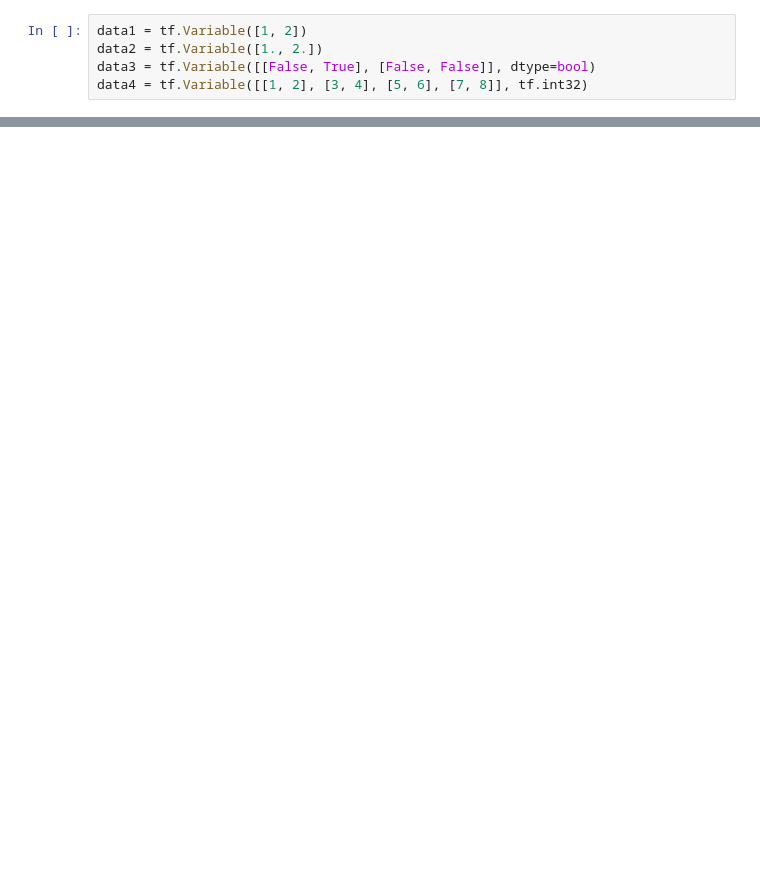
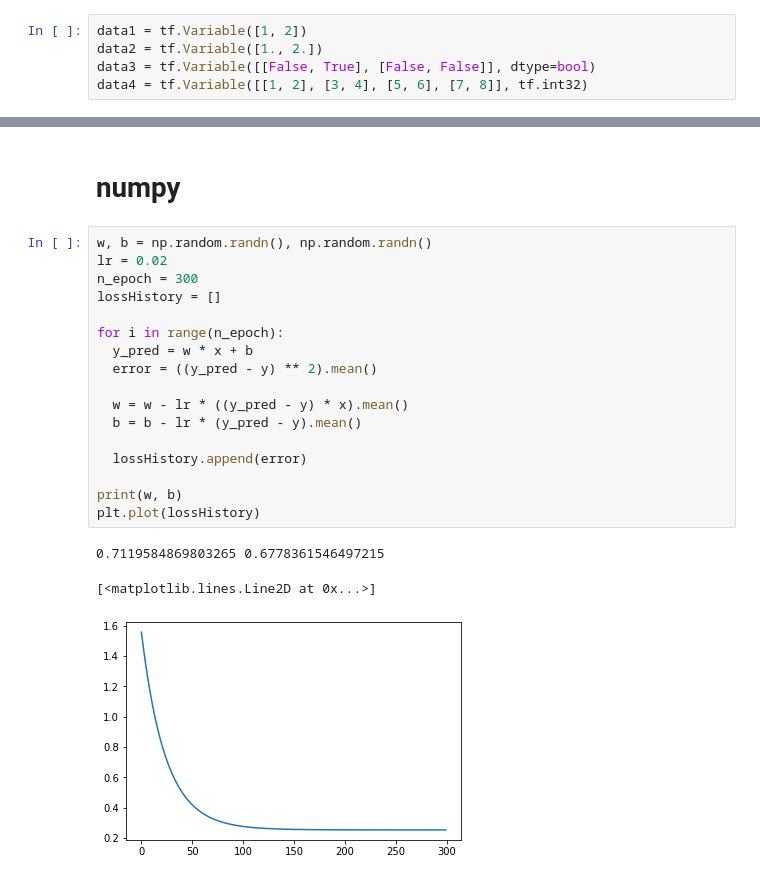
Before and after one commit to r0cd7b/DSAC, a Jupyter notebook: Lab0_Tensorflow1_x.ipynb, the cells around one changed output, grey strips where cells are left out. Cells and saved outputs as stored; diff of their text form; blank space fills up the shorter version.

```diff
--- a/Lab0_Tensorflow1_x.ipynb
+++ b/Lab0_Tensorflow1_x.ipynb
@@ -76,0 +136,23 @@ data4 = tf.Variable([[1, 2], [3, 4], [5, 6], [7, 8]], tf.int32)
+# %% [markdown]
+# numpy
+# %%
+w, b = np.random.randn(), np.random.randn()
+lr = 0.02
+n_epoch = 300
+lossHistory = []
+
+for i in range(n_epoch):
+  y_pred = w * x + b
+  error = ((y_pred - y) ** 2).mean()
+
+  w = w - lr * ((y_pred - y) * x).mean()
+  b = b - lr * (y_pred - y).mean()
+
+  lossHistory.append(error)
+
+print(w, b)
+plt.plot(lossHistory)
+# %% [output]
+0.7119584869803265 0.6778361546497215
+[<matplotlib.lines.Line2D at 0x...>]
+[figure, added]
```
Also changed, not shown: parts of 13 cells of this notebook.
